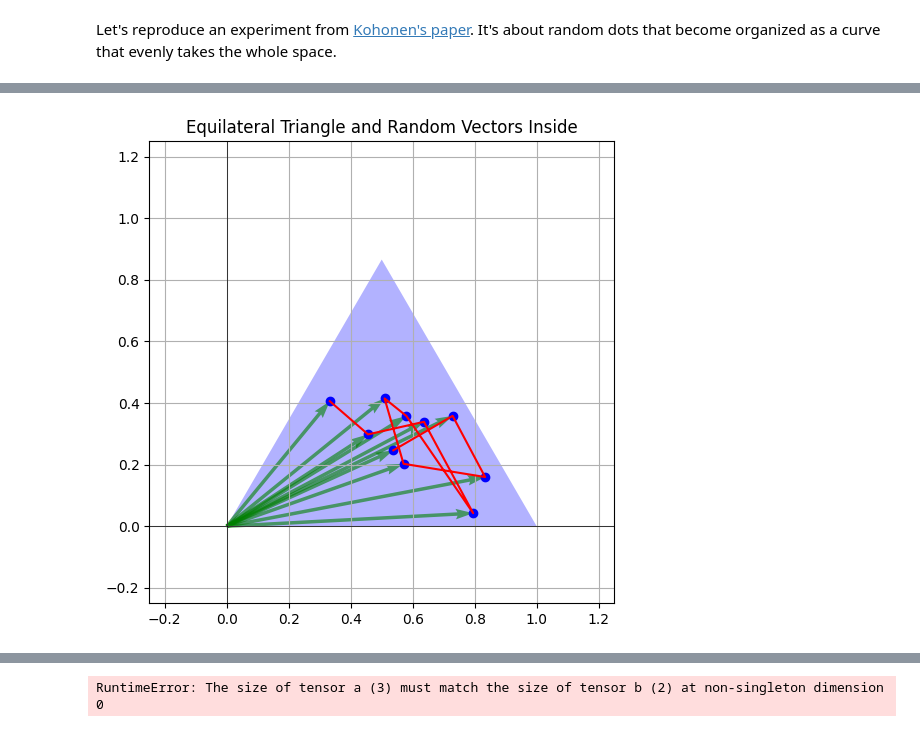
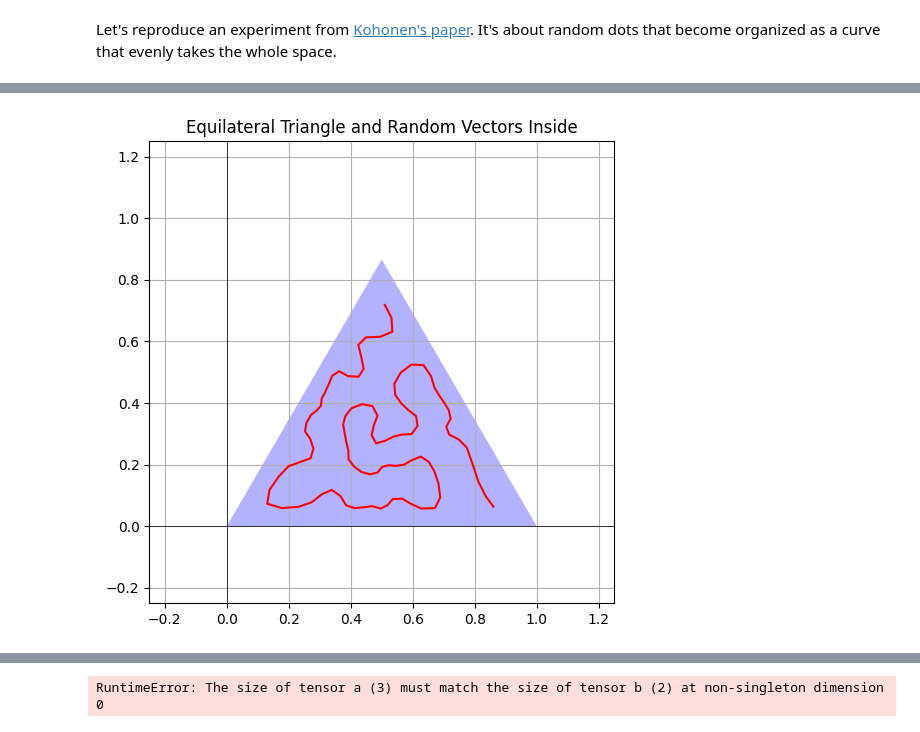
Before and after one commit to mikolasan/ai_sandbox, a Jupyter notebook: arc/kohonen.ipynb, the cells around one changed output, grey strips where cells are left out. Cells and saved outputs as stored; diff of their text form; code cells hidden in the pictures.

Commit message:
Peano curve is achieved!

```diff
--- a/arc/kohonen.ipynb
+++ b/arc/kohonen.ipynb
@@ -290,4 +322,24 @@ def plot_triangle_and_data(data):
+# %%
+
+n_points = 100
+
+m = 100
+n = 1
+n_iter = 5000
+som = SOM(m, n, 3)
+
+
+for iter_no in range(n_iter):
+    bary_coords = random_barycentric_coordinates(n_points)
+    data = bary_coords
+    #Train with each vector one by one
+    for i in range(len(data)):
+        learning_rate_op = 1.0 - iter_no/(1.0*n_iter)
+        som(data[i], learning_rate_op)
+# %%
+w = som.get_weights()
+points_in_triangle = torch.matmul(w, torch.tensor(triangle_points).float())
 # %%
-plot_triangle_and_data(vectors_in_triangle)
+plot_triangle_and_data(points_in_triangle)
 # %% [output]
-[figure, old version]
+[figure, new version]
```
Also changed, not shown: parts of 12 cells of this notebook, 6 other files.
